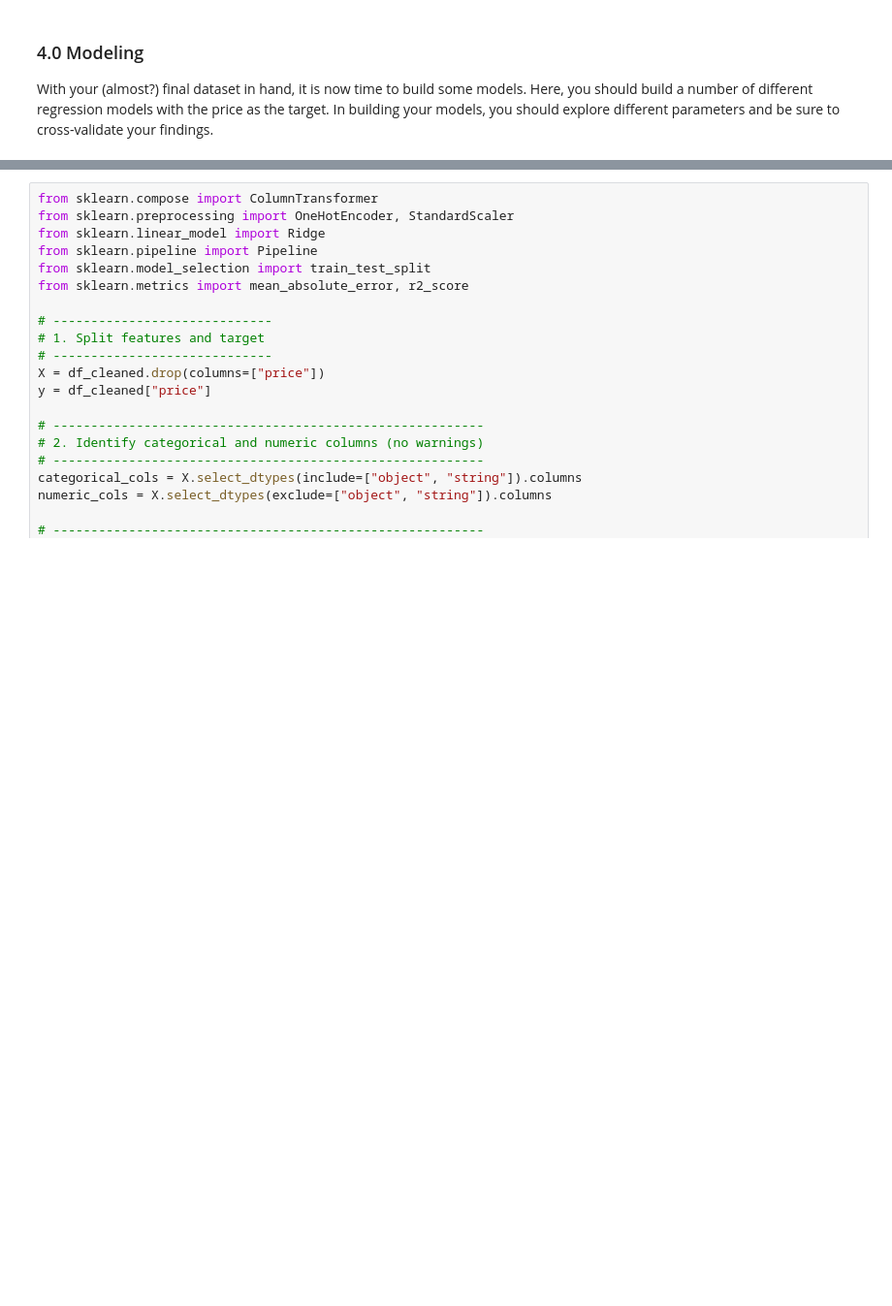
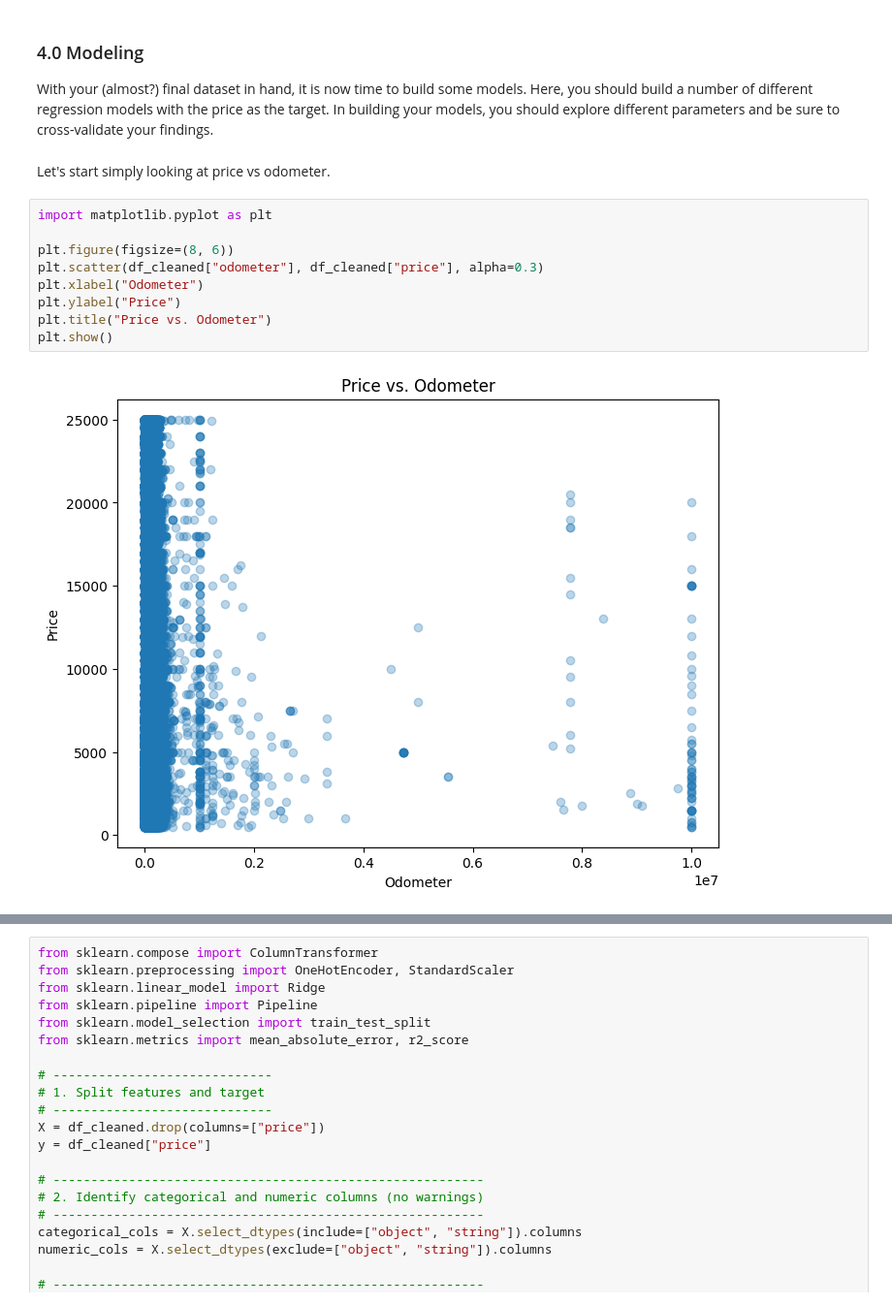
Before and after one commit to jeffreylgoode/what-drives-car-prices, a Jupyter notebook: notebooks/car_price_analysis.ipynb, the cells around one changed output, grey strips where cells are left out. Shown at 97% size. Cells and saved outputs as stored; diff of their text form; blank space fills up the shorter version.

```diff
--- a/notebooks/car_price_analysis.ipynb
+++ b/notebooks/car_price_analysis.ipynb
@@ -814,3 +814,16 @@ df_cleaned = df_clean8.dropna()
 ### 4.0 Modeling
 
 With your (almost?) final dataset in hand, it is now time to build some models.  Here, you should build a number of different regression models with the price as the target.  In building your models, you should explore different parameters and be sure to cross-validate your findings.
+# %% [markdown]
+Let's start simply looking at price vs odometer.
+# %%
+import matplotlib.pyplot as plt
+
+plt.figure(figsize=(8, 6))
+plt.scatter(df_cleaned["odometer"], df_cleaned["price"], alpha=0.3)
+plt.xlabel("Odometer")
+plt.ylabel("Price")
+plt.title("Price vs. Odometer")
+plt.show()
+# %% [output]
+[figure, added]
```
Also changed, not shown: parts of 6 cells of this notebook.
